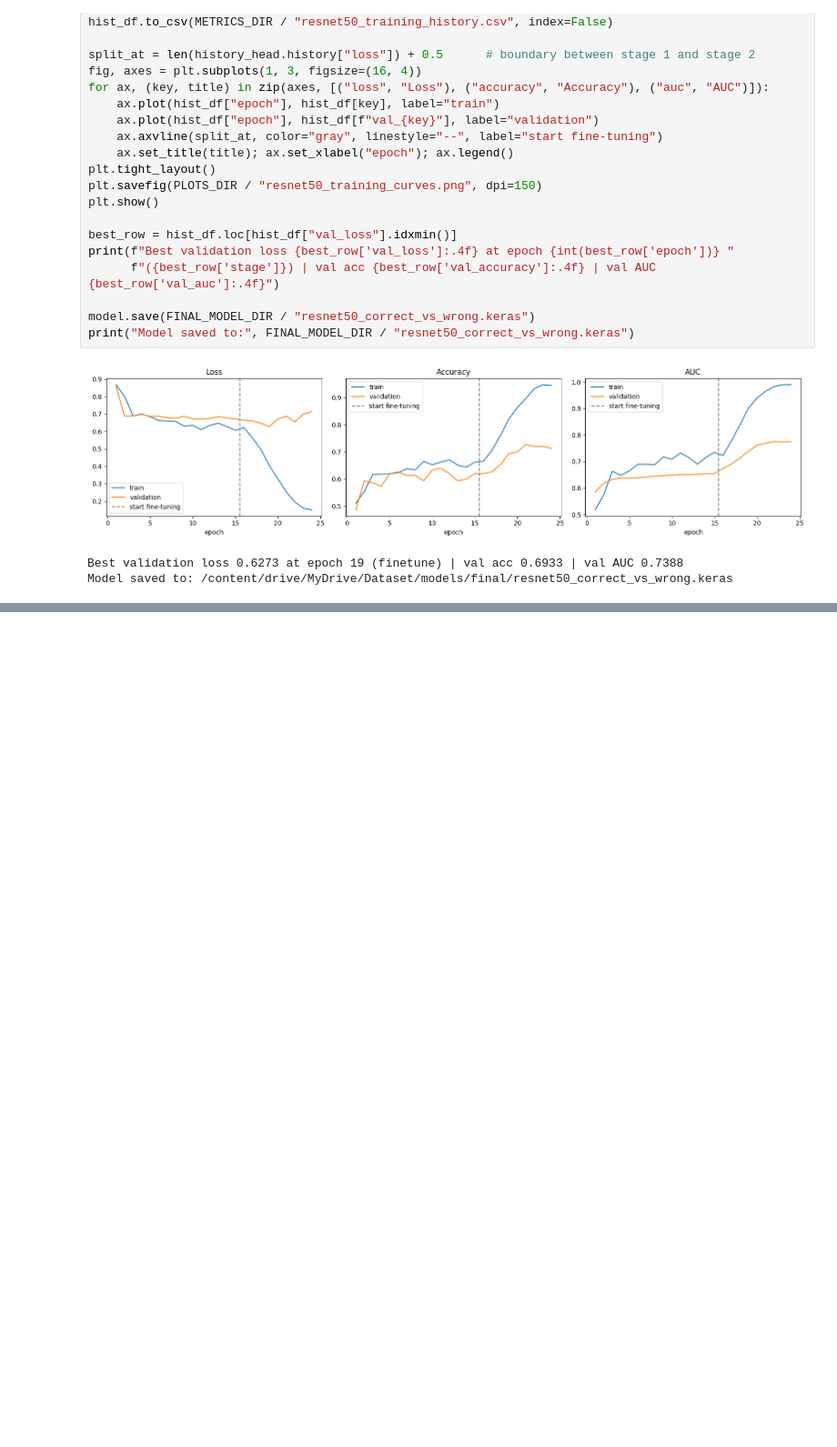
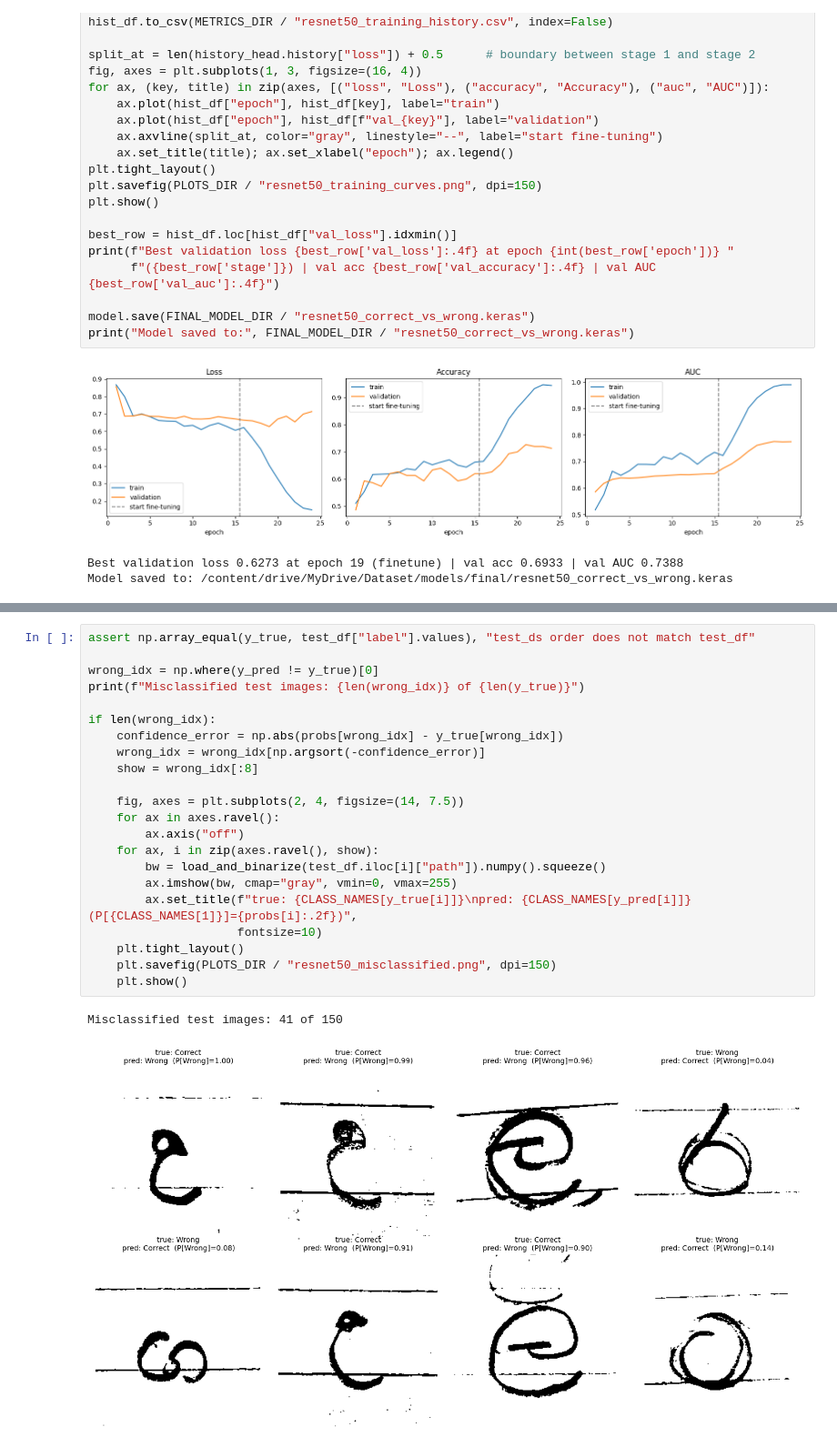
Before and after one commit to Janith303/Sinhala-and-Maths-Model-training-, a Jupyter notebook: notebooks/ResNet50.ipynb, the cells around one changed output, grey strips where cells are left out. Shown at 91% size. Drawn from its saved outputs; the diff is of its cells as text; blank space fills up the shorter version.

```diff
--- a/notebooks/ResNet50.ipynb
+++ b/notebooks/ResNet50.ipynb
@@ -496,0 +657,25 @@ Model saved to: /content/drive/MyDrive/Dataset/models/final/resnet50_correct_vs_
+# %%
+assert np.array_equal(y_true, test_df["label"].values), "test_ds order does not match test_df"
+
+wrong_idx = np.where(y_pred != y_true)[0]
+print(f"Misclassified test images: {len(wrong_idx)} of {len(y_true)}")
+
+if len(wrong_idx):
+    confidence_error = np.abs(probs[wrong_idx] - y_true[wrong_idx])
+    wrong_idx = wrong_idx[np.argsort(-confidence_error)]
+    show = wrong_idx[:8]
+
+    fig, axes = plt.subplots(2, 4, figsize=(14, 7.5))
+    for ax in axes.ravel():
+        ax.axis("off")
+    for ax, i in zip(axes.ravel(), show):
+        bw = load_and_binarize(test_df.iloc[i]["path"]).numpy().squeeze()
+        ax.imshow(bw, cmap="gray", vmin=0, vmax=255)
+        ax.set_title(f"true: {CLASS_NAMES[y_true[i]]}\npred: {CLASS_NAMES[y_pred[i]]}  (P[{CLASS_NAMES[1]}]={probs[i]:.2f})",
+                     fontsize=10)
+    plt.tight_layout()
+    plt.savefig(PLOTS_DIR / "resnet50_misclassified.png", dpi=150)
+    plt.show()
+# %% [output]
+Misclassified test images: 41 of 150
+[figure, added]
```
Also changed, not shown: parts of 8 cells of this notebook.
